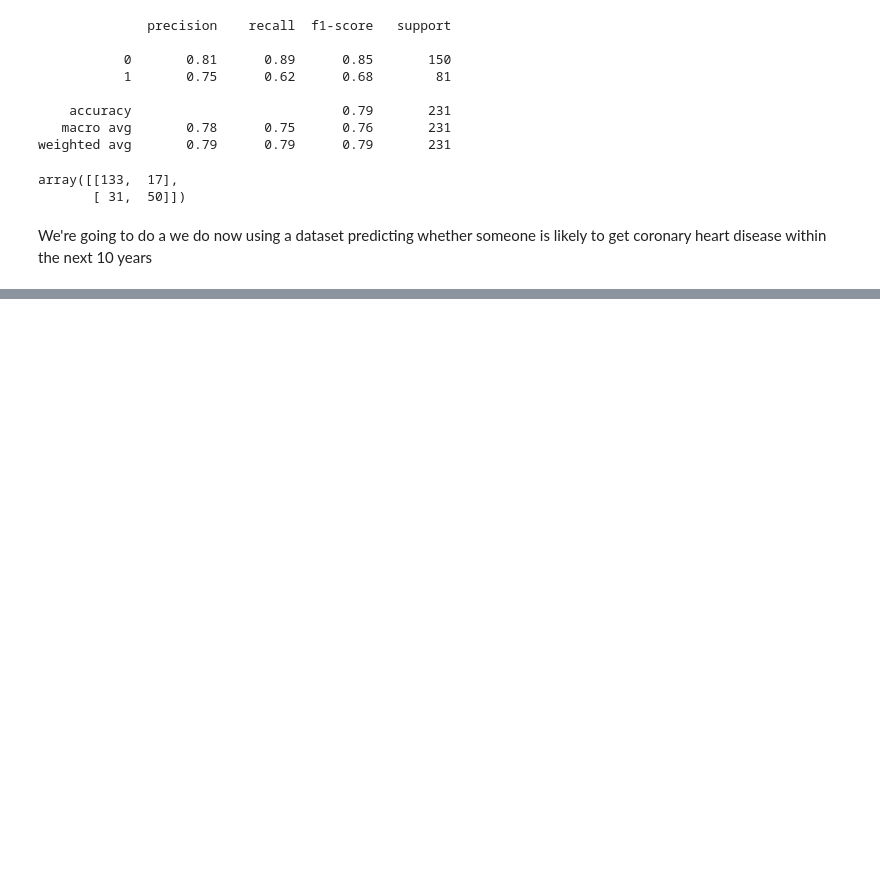
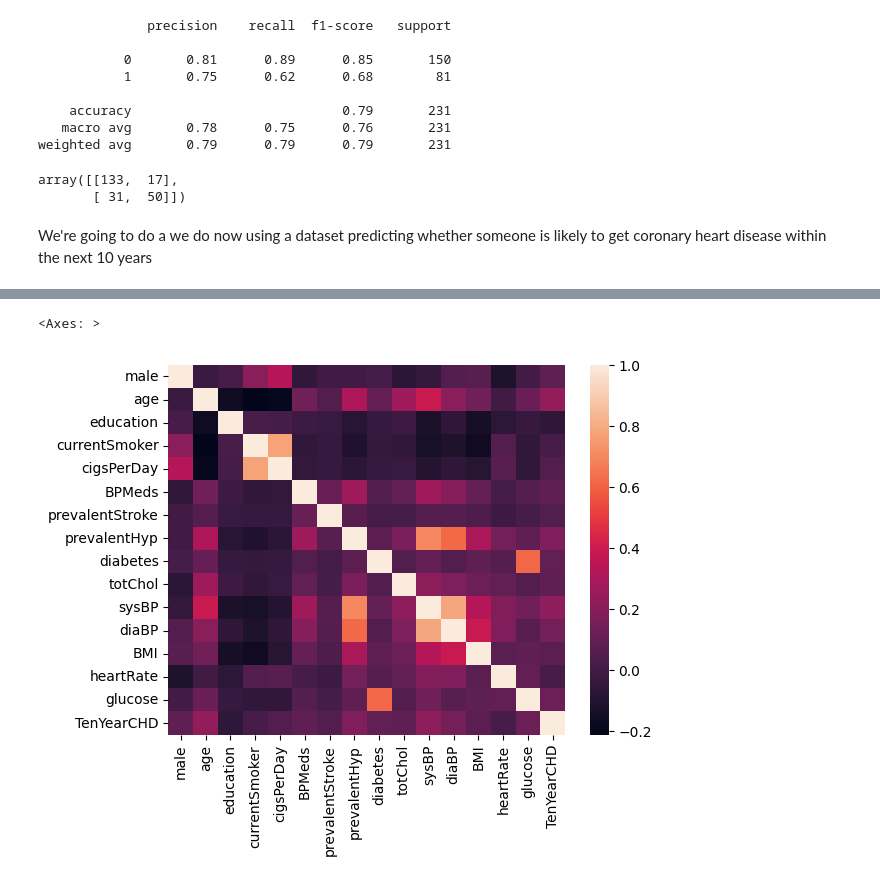
Before and after one commit to MissMcDermott/Notebooks, a Jupyter notebook: logistic.ipynb, the cells around one changed output, grey strips where cells are left out. Saved outputs shown, nothing was run; the diff lists cells and outputs as text; code cells hidden in the pictures; blank space fills up the shorter version.

```diff
--- a/logistic.ipynb
+++ b/logistic.ipynb
@@ -101,0 +130,3 @@ data = pd.read_csv('data/framingham.csv')
+# %%
+data = data.dropna()
+data.isnull().sum()
@@ -101,0 +151,5 @@ data = pd.read_csv('data/framingham.csv')
+# %%
+sb.heatmap(data.corr())
+# %% [output]
+<Axes: >
+[figure, added]
```
Also changed, not shown: parts of 9 cells of this notebook, 3 other files.
